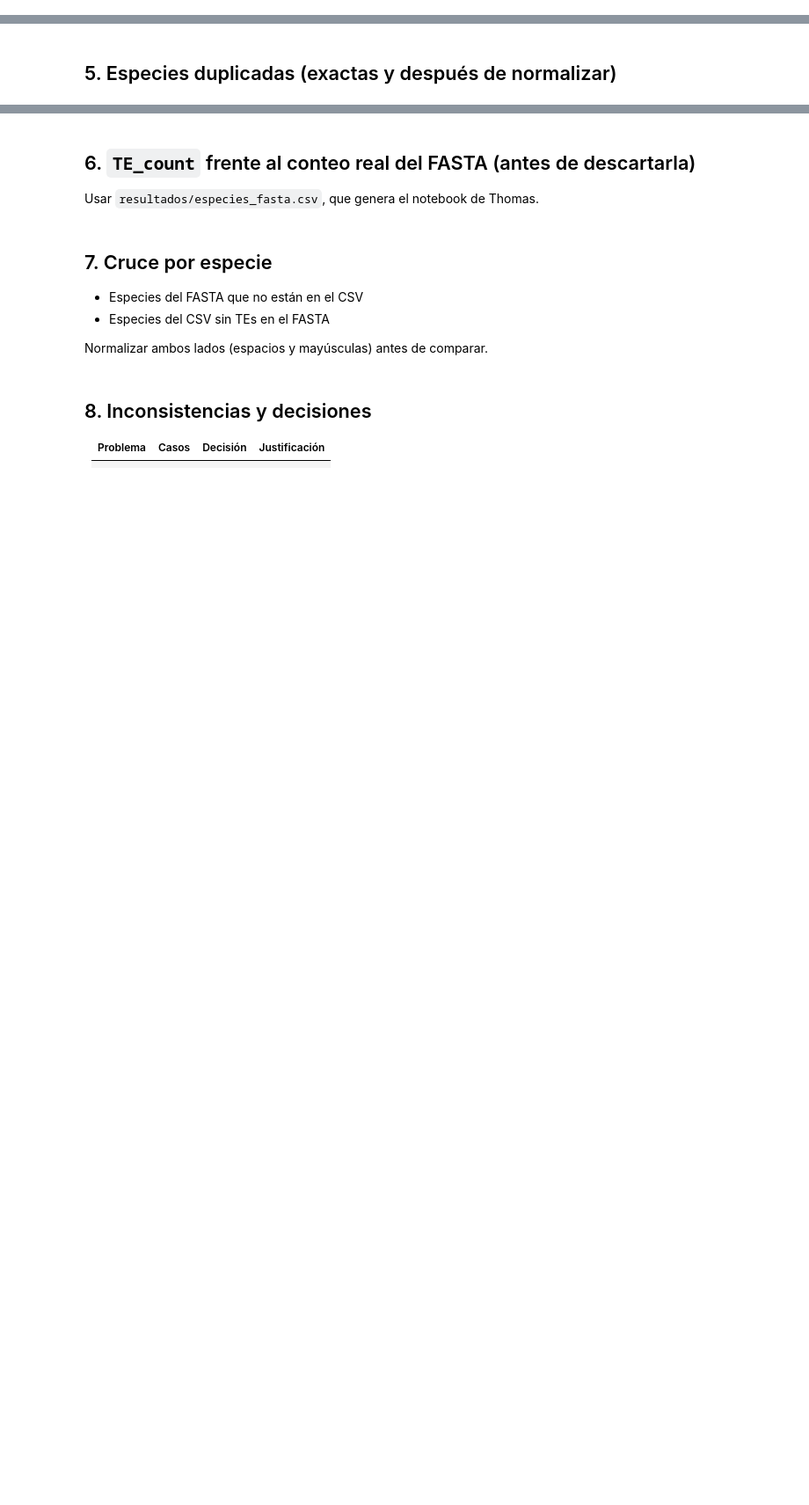
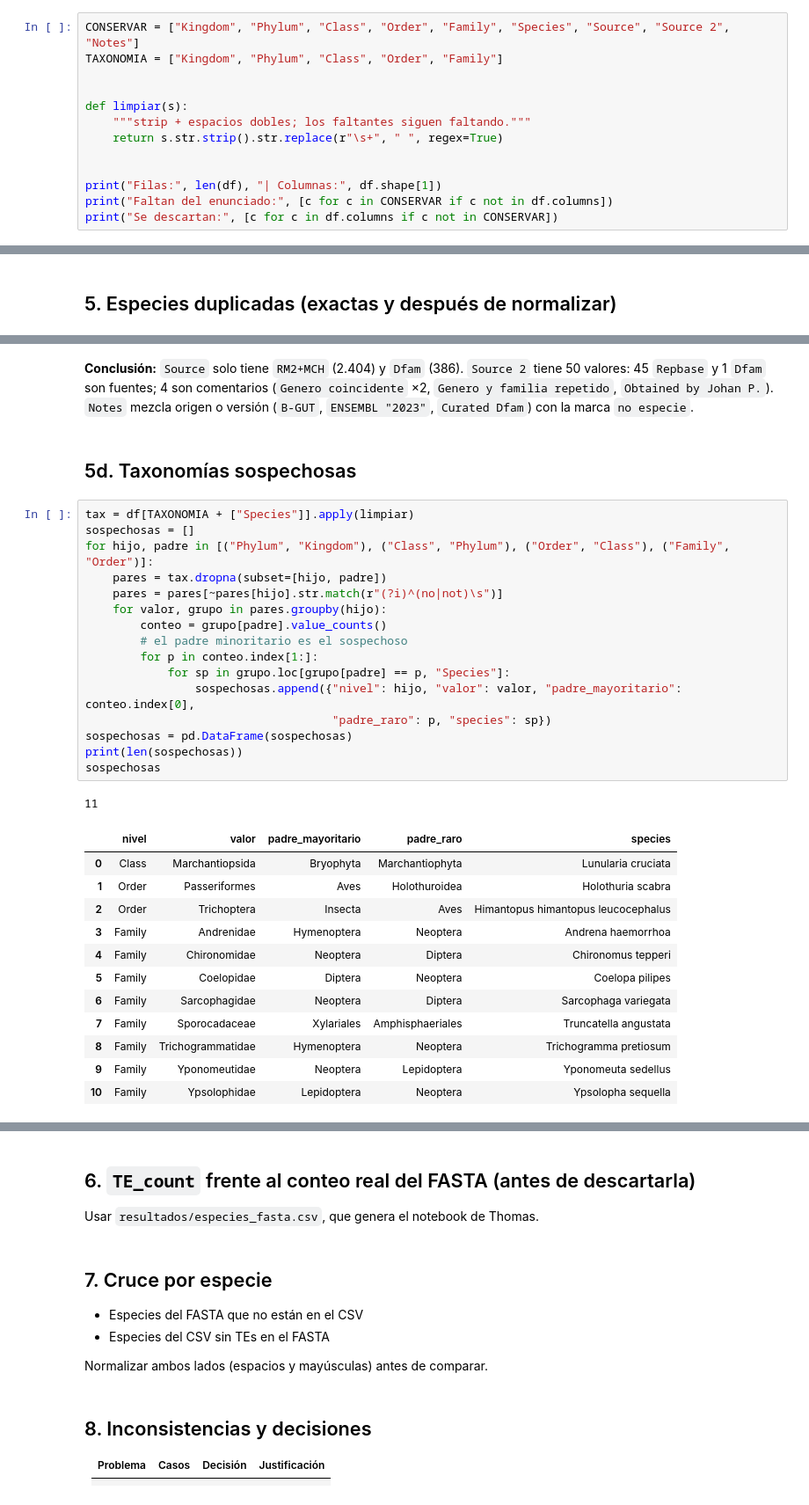
Before and after one commit to ThomasToro/transposable-elements-db, a Jupyter notebook: notebooks/00_exploracion_csv.ipynb, the cells around one changed output, grey strips where cells are left out. Shown at 88% size. Cells and saved outputs as stored; diff of their text form; blank space fills up the shorter version.

Commit message:
Limpieza del CSV, carga de especies y cruce 1:1 con el FASTA

```diff
--- a/notebooks/00_exploracion_csv.ipynb
+++ b/notebooks/00_exploracion_csv.ipynb
@@ -21,3 +29,16 @@ df.head()
 ## 1. Columnas
 
 Quedarse con las 9 columnas del enunciado: Kingdom, Phylum, Class, Order, Family, Species, Source, Source 2, Notes.
+# %%
+CONSERVAR = ["Kingdom", "Phylum", "Class", "Order", "Family", "Species", "Source", "Source 2", "Notes"]
+TAXONOMIA = ["Kingdom", "Phylum", "Class", "Order", "Family"]
+
+
+def limpiar(s):
+    """strip + espacios dobles; los faltantes siguen faltando."""
+    return s.str.strip().str.replace(r"\s+", " ", regex=True)
+
+
+print("Filas:", len(df), "| Columnas:", df.shape[1])
+print("Faltan del enunciado:", [c for c in CONSERVAR if c not in df.columns])
+print("Se descartan:", [c for c in df.columns if c not in CONSERVAR])
@@ -31,0 +216,34 @@ Quedarse con las 9 columnas del enunciado: Kingdom, Phylum, Class, Order, Family
+# %% [markdown]
+**Conclusión:** `Source` solo tiene `RM2+MCH` (2.404) y `Dfam` (386). `Source 2` tiene 50 valores: 45 `Repbase` y 1 `Dfam` son fuentes; 4 son comentarios (`Genero coincidente` ×2, `Genero y familia repetido`, `Obtained by Johan P.`). `Notes` mezcla origen o versión (`B-GUT`, `ENSEMBL "2023"`, `Curated Dfam`) con la marca `no especie`.
+# %% [markdown]
+## 5d. Taxonomías sospechosas
+# %%
+tax = df[TAXONOMIA + ["Species"]].apply(limpiar)
+sospechosas = []
+for hijo, padre in [("Phylum", "Kingdom"), ("Class", "Phylum"), ("Order", "Class"), ("Family", "Order")]:
+    pares = tax.dropna(subset=[hijo, padre])
+    pares = pares[~pares[hijo].str.match(r"(?i)^(no|not)\s")]
+    for valor, grupo in pares.groupby(hijo):
+        conteo = grupo[padre].value_counts()
+        # el padre minoritario es el sospechoso
+        for p in conteo.index[1:]:
+            for sp in grupo.loc[grupo[padre] == p, "Species"]:
+                sospechosas.append({"nivel": hijo, "valor": valor, "padre_mayoritario": conteo.index[0],
+                                    "padre_raro": p, "species": sp})
+sospechosas = pd.DataFrame(sospechosas)
+print(len(sospechosas))
+sospechosas
+# %% [output]
+11
+|  | nivel | valor | padre_mayoritario | padre_raro | species |
+| 0 | Class | Marchantiopsida | Bryophyta | Marchantiophyta | Lunularia cruciata |
+| 1 | Order | Passeriformes | Aves | Holothuroidea | Holothuria scabra |
+| 2 | Order | Trichoptera | Insecta | Aves | Himantopus himantopus leucocephalus |
+| 3 | Family | Andrenidae | Hymenoptera | Neoptera | Andrena haemorrhoa |
+| 4 | Family | Chironomidae | Neoptera | Diptera | Chironomus tepperi |
+| 5 | Family | Coelopidae | Diptera | Neoptera | Coelopa pilipes |
+| 6 | Family | Sarcophagidae | Neoptera | Diptera | Sarcophaga variegata |
+| 7 | Family | Sporocadaceae | Xylariales | Amphisphaeriales | Truncatella angustata |
+| 8 | Family | Trichogrammatidae | Hymenoptera | Neoptera | Trichogramma pretiosum |
+| 9 | Family | Yponomeutidae | Neoptera | Lepidoptera | Yponomeuta sedellus |
+| 10 | Family | Ypsolophidae | Lepidoptera | Neoptera | Ypsolopha sequella |
```
Also changed, not shown: parts of 19 cells of this notebook, 10 other files.
